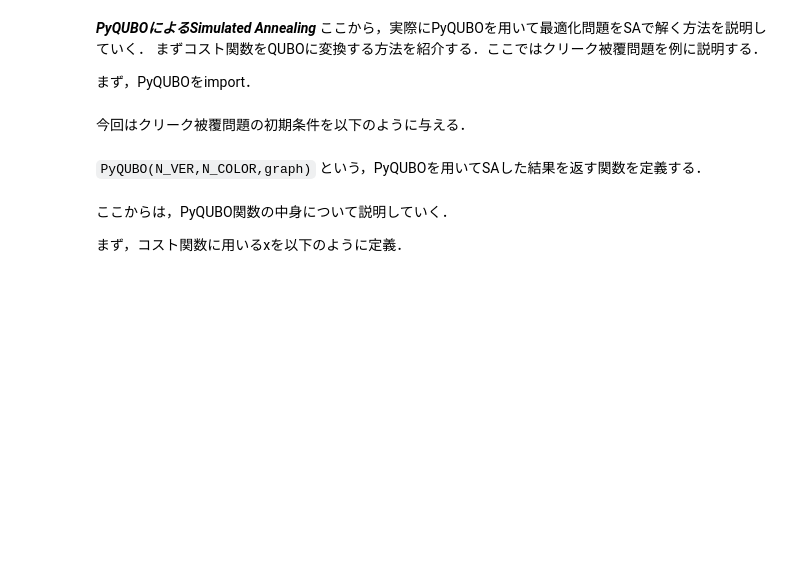
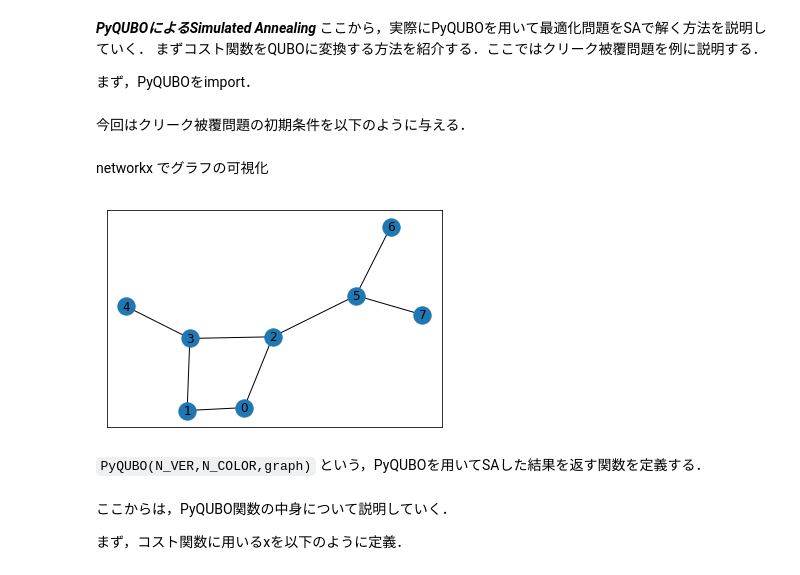
Before and after one commit to OpenJij/OpenJijTutorial, a Jupyter notebook: 3-PyQUBO_2_OpenJij.ipynb, the cells around one changed output. Drawn from its saved outputs; the diff is of its cells as text; code cells hidden in the pictures; blank space fills up the shorter version.

```diff
--- a/3-PyQUBO_2_OpenJij.ipynb
+++ b/3-PyQUBO_2_OpenJij.ipynb
@@ -55,5 +69,15 @@ N_COLOR = 3
 #グラフを定義．0~7とうい名前の頂点があったときに，どの頂点同士が線で結ばれているかを定義している．
 graph = [(0,1), (0,2), (1,3), (5,6), (2,3), (2,5), (3,4), (5,7)]
+# %% [markdown]
+networkx でグラフの可視化
+# %%
+G=nx.Graph()
+G.add_edges_from(graph)
+pos = nx.spring_layout(G)
+nx.draw_networkx(G, pos)
+plt.show()
+# %% [output]
+[figure, added]
 # %% [markdown]
 `PyQUBO(N_VER,N_COLOR,graph)` という，PyQUBOを用いてSAした結果を返す関数を定義する．
 # %% [markdown]
```
Also changed, not shown: parts of 28 cells of this notebook.
